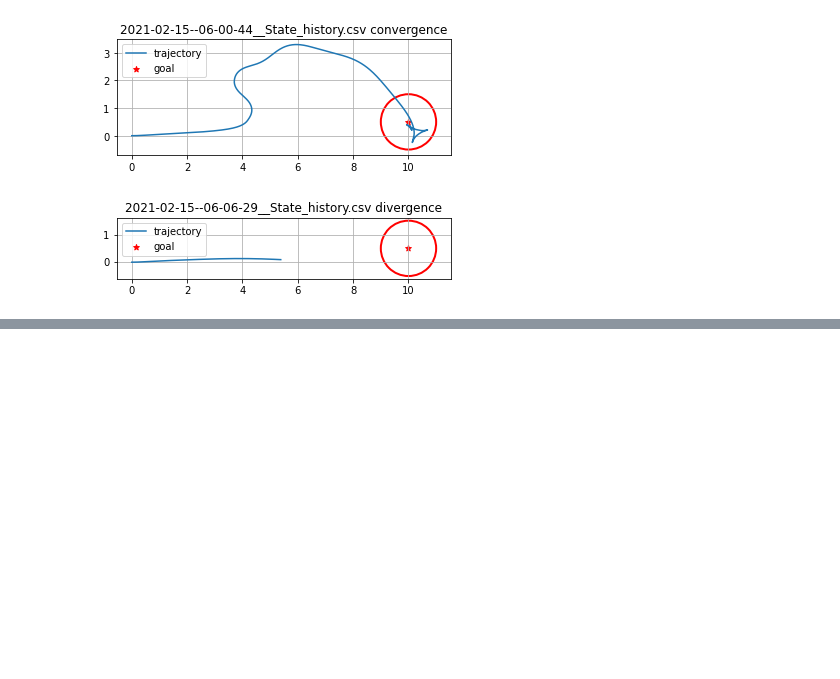
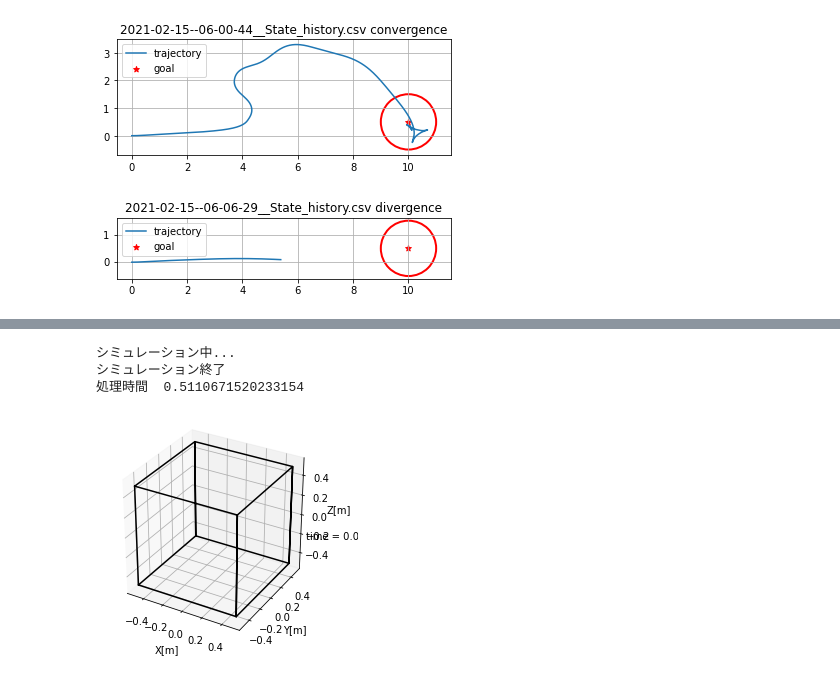
Before and after one commit to YoshimitsuMatsutaIe/ans_2021, a Jupyter notebook: exercise_py/test.ipynb, the cells around one changed output, grey strips where cells are left out. Drawn from its saved outputs; the diff is of its cells as text; code cells hidden in the pictures; blank space fills up the shorter version.

```diff
--- a/exercise_py/test.ipynb
+++ b/exercise_py/test.ipynb
@@ -41,0 +59,10 @@ List of converged data. radius of convergence = 1.0, stable time = 3.0.
+# %%
+# exer3-3
+simu = exercise_3_3.Particles()
+simu.run_simu()
+simu.draw()
+# %% [output]
+シミュレーション中...
+シミュレーション終了
+処理時間  0.5110671520233154
+[figure, added]
```
Also changed, not shown: parts of 9 cells of this notebook, 1 other file.
